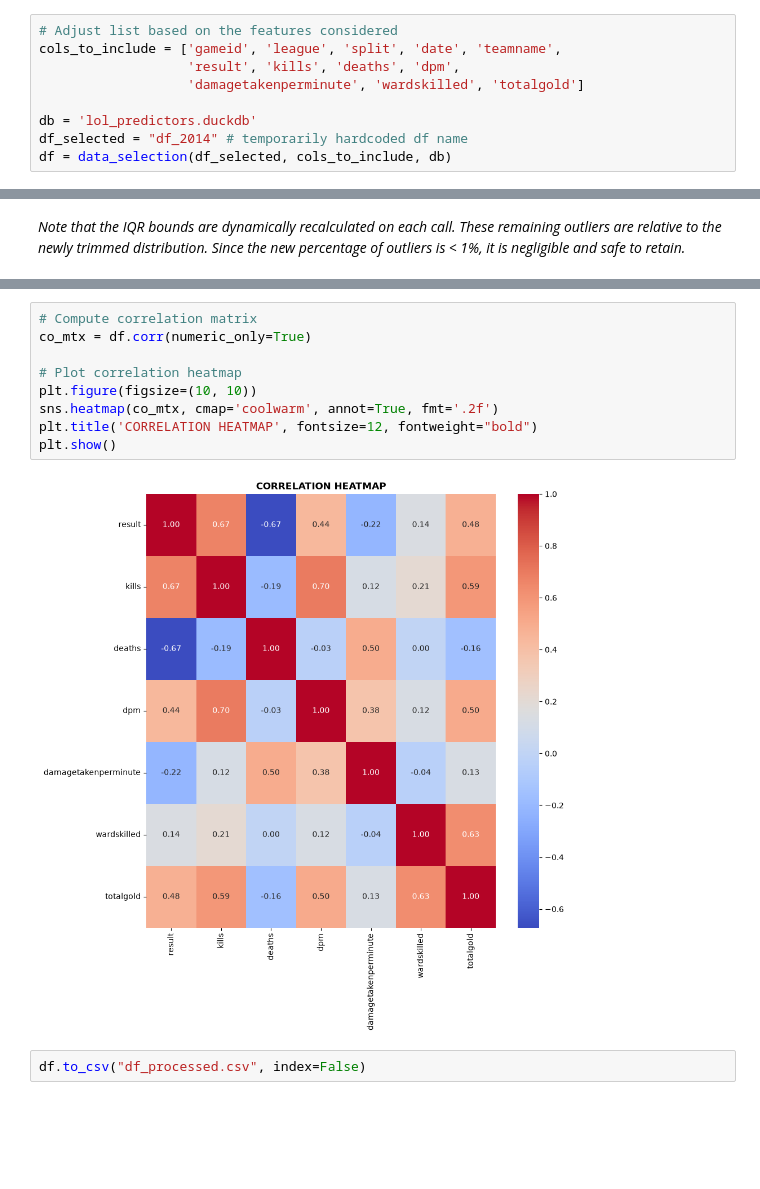
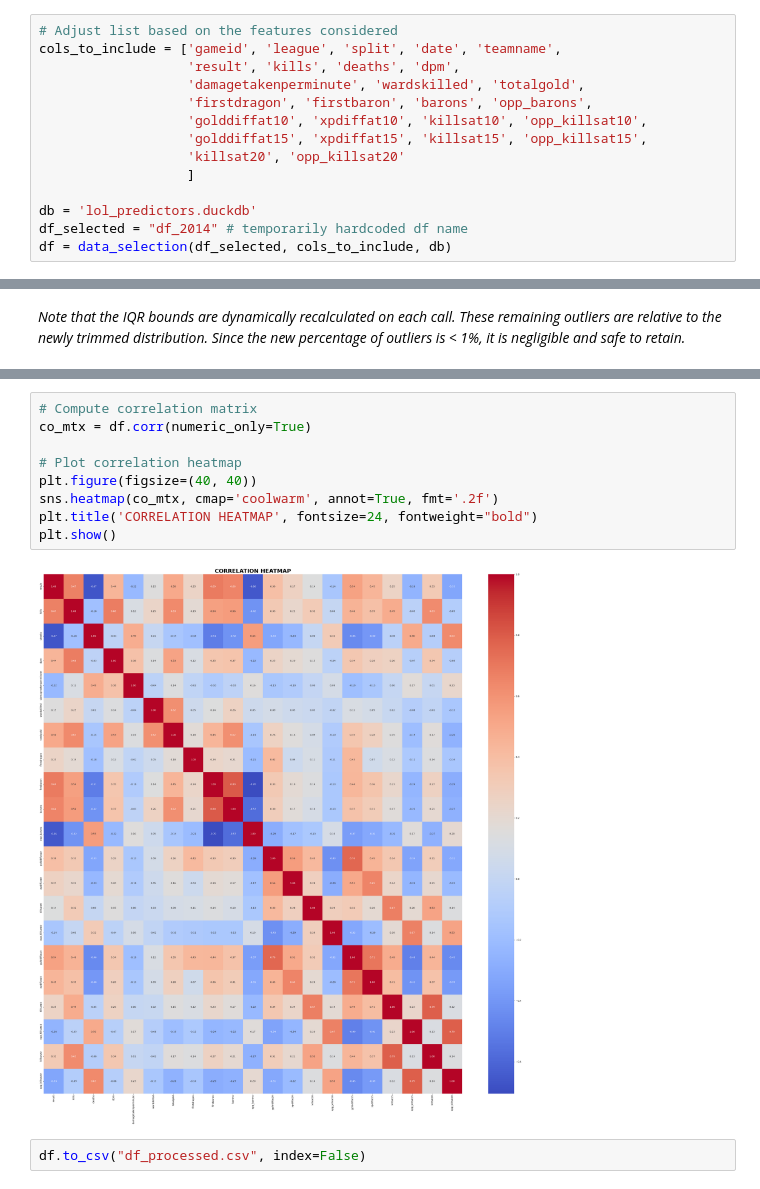
Before and after one commit to jkpjr/lol-esports-pickems-predictor, a Jupyter notebook: data_processing.ipynb, the cells around one changed output, grey strips where cells are left out. Cells and saved outputs as stored; diff of their text form; blank space fills up the shorter version.

```diff
--- a/data_processing.ipynb
+++ b/data_processing.ipynb
@@ -21,7 +21,12 @@ On the other hand, `towers`, `assists`, and `goldspent` are removed because they
 # Adjust list based on the features considered
 cols_to_include = ['gameid', 'league', 'split', 'date', 'teamname',
                    'result', 'kills', 'deaths', 'dpm',
-                   'damagetakenperminute', 'wardskilled', 'totalgold']
+                   'damagetakenperminute', 'wardskilled', 'totalgold',
+                   'firstdragon', 'firstbaron', 'barons', 'opp_barons',
+                   'golddiffat10', 'xpdiffat10', 'killsat10', 'opp_killsat10',
+                   'golddiffat15', 'xpdiffat15', 'killsat15', 'opp_killsat15',
+                   'killsat20', 'opp_killsat20'
+                   ]
 
 db = 'lol_predictors.duckdb'
 df_selected = "df_2014" # temporarily hardcoded df name
@@ -168,13 +202,13 @@ visualize_outliers(df, num_cols)
 # %%
 # Compute correlation matrix
 co_mtx = df.corr(numeric_only=True)
 
 # Plot correlation heatmap
-plt.figure(figsize=(10, 10))
+plt.figure(figsize=(40, 40))
 sns.heatmap(co_mtx, cmap='coolwarm', annot=True, fmt='.2f')
-plt.title('CORRELATION HEATMAP', fontsize=12, fontweight="bold")
+plt.title('CORRELATION HEATMAP', fontsize=24, fontweight="bold")
 plt.show()
 # %% [output]
-[figure, old version]
+[figure, new version]
 # %%
 df.to_csv("df_processed.csv", index=False)
```
Also changed, not shown: parts of 11 cells of this notebook, 5 other files.
